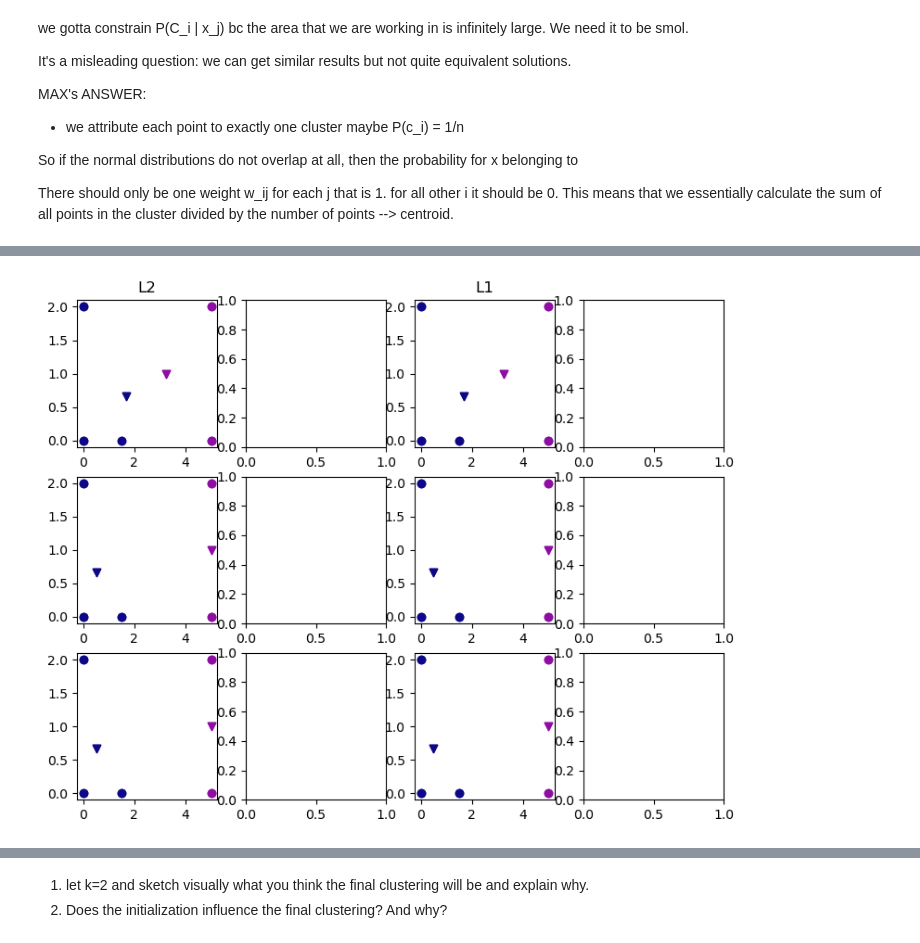
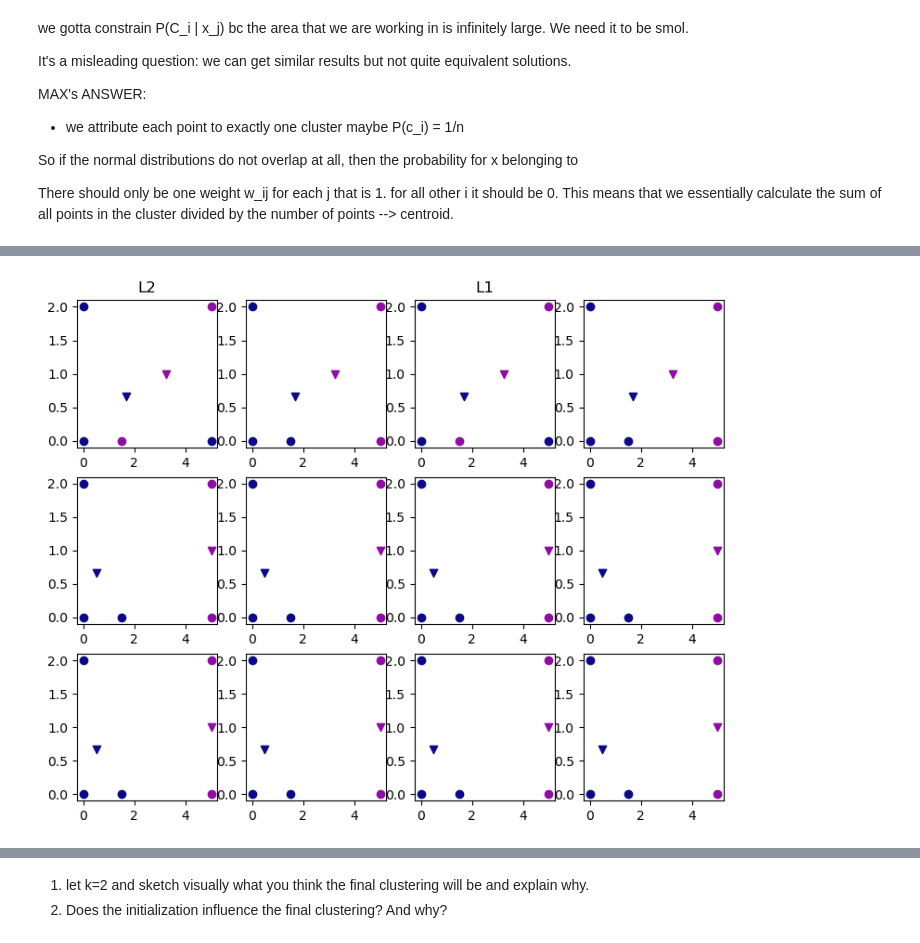
Before and after one commit to ywwta/dm2023-exercises, a Jupyter notebook: exercises/Week-2-clustering-23.ipynb, the cells around one changed output, grey strips where cells are left out. Saved outputs shown, nothing was run; the diff lists cells and outputs as text; code cells hidden in the pictures.

```diff
--- a/exercises/Week-2-clustering-23.ipynb
+++ b/exercises/Week-2-clustering-23.ipynb
@@ -195,39 +195,40 @@ X = np.array([
 # %%
 from matplotlib import cm
 colormap = cm.get_cmap('plasma')
 colors = colormap([0., 0.3, 0.6])
 iterations = 3
 
 def plot(ax, i, j, X, mu, clusters):
     K = np.max(clusters)+1
     for k in range(K):
-        ax[i,j].scatter(*(X[clusters==k].T), c=[colors[k]])
+        ax[i,j].scatter(*X[clusters == k].T, c=[colors[k]])
         ax[i,j].scatter([mu[k,0]], [mu[k,1]], c=[colors[k]], marker='v')
 
 def kmeans(dist_fn, minimize_fn, axes, iterations=3, k=2):
-    clusters = np.array([0, 0, 1, 0, 1])
+    clusters = np.array([0,0,1,0,1])
     for i in range(iterations):
-        # calculate the means from the given points
-        mu = np.array([minimize_fn(X[clusters == i], axis=0) for i in range(k)])
+        mu = np.array([minimize_fn(X[clusters==i], axis=0) for i in range (k)])
         plot(axes, i, 0, X, mu, clusters)
 
-        dists = np.array([[dist_fn(mu_i, x) for mu_i in mu] for x in X])
+        # Recompute distance
+        dists = np.array([[dist_fn(mui, x) for mui in mu] for x in X])
         clusters = np.argmin(dists, axis=1)
-        plot(axes, i, 0, X, mu, clusters)
+        plot(axes, i, 1, X, mu, clusters)
+    return
 
 L2_norm = lambda x, y: np.sqrt(((x-y)**2).sum())
 L1_norm = lambda x, y: np.sum(np.abs(x-y))
 
 fig, ax = plt.subplots(iterations, 4, figsize=(9,7))
 ax[0,0].set_title("L2")
 ax[0,2].set_title("L1")
 
-kmeans(L2_norm, np.mean, ax[:,:2])
-kmeans(L1_norm, np.mean, ax[:,2:])
+kmeans(L2_norm, np.mean, ax[:, :2])
+kmeans(L1_norm, np.mean, ax[:, 2:])
 
 # apply k-means algorithm using two different distance metrics
 # %% [output]
-[figure, old version]
+[figure, new version]
 # %% [markdown]
 # Optionals
 ## Exercise 7
```
Also changed, not shown: 3 other files.
